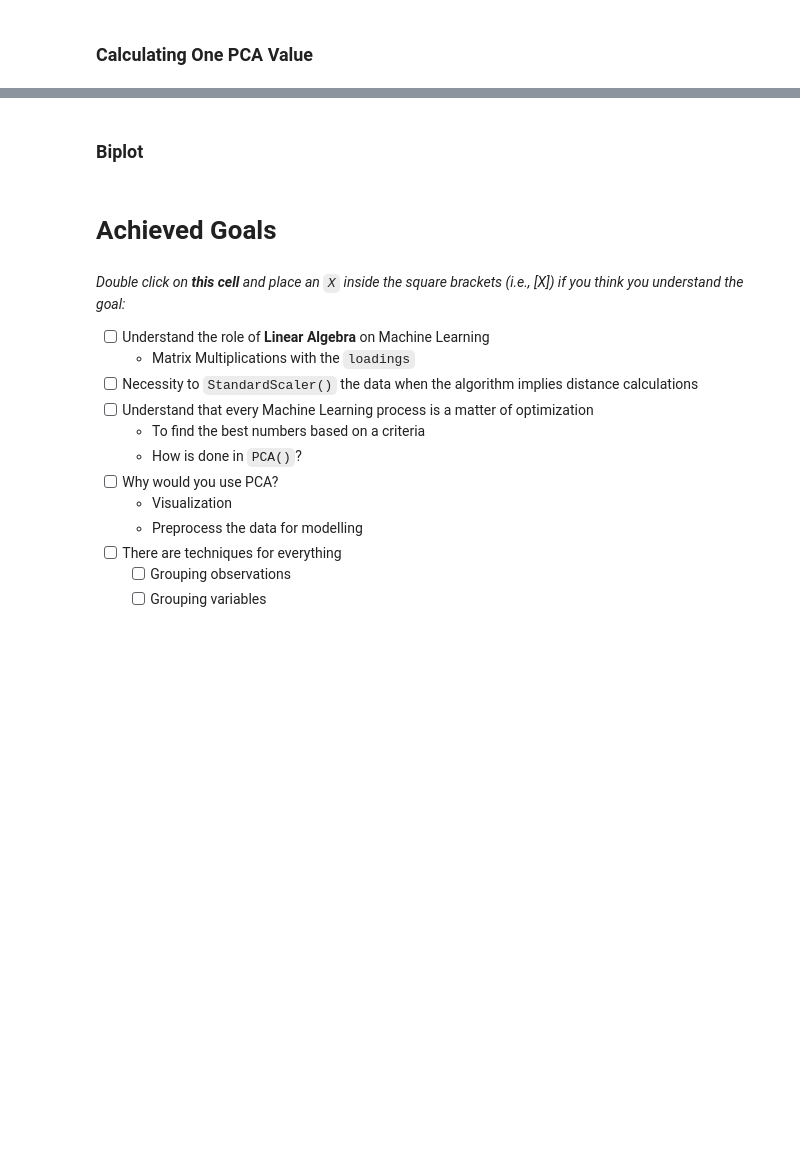
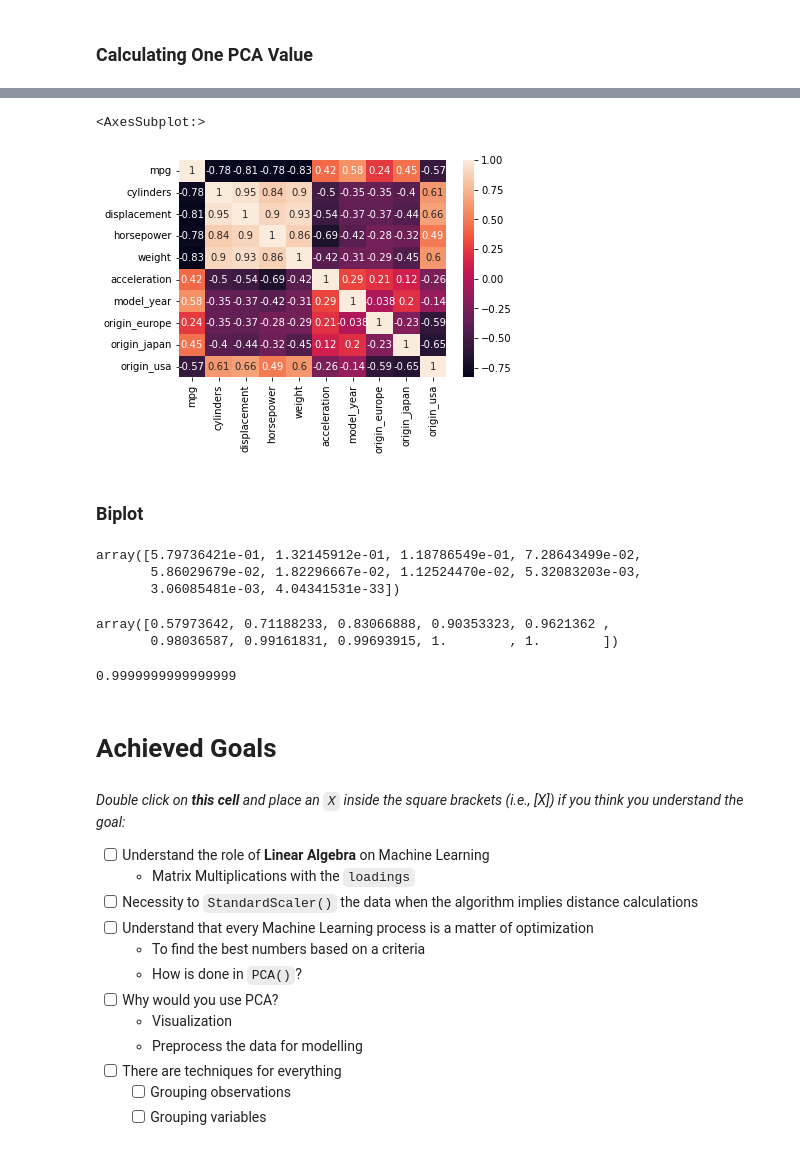
Before and after one commit to apoboldon/machine-learning-program, a Jupyter notebook: #10. Componentes Principales (PCA)/06practice_componentes_componentes_componentes-principales-(.ipynb, the cells around one changed output, grey strips where cells are left out. Cells and saved outputs as stored; diff of their text form; code cells hidden in the pictures; blank space fills up the shorter version.

```diff
--- a/#10. Componentes Principales (PCA)/06practice_componentes_componentes_componentes-principales-(.ipynb
+++ b/#10. Componentes Principales (PCA)/06practice_componentes_componentes_componentes-principales-(.ipynb
@@ -51,0 +74,2 @@ df.sample(10)
+# %%
+scaler.fit(df)
@@ -68,5 +159,3 @@ df.sample(10)
 # %% [markdown]
 > - Add a **new column**
 > - That **contains the `cluster` prediction** for every USA State
-# %%
-df['cluster'] = ?
@@ -97,3 +201,6 @@ df['cluster'] = ?
 > 1. Original Data `df`
 > 2. Normalized Data `dfnorm`
 > 3. Principal Components Data `dfpca` (now)
+# %%
+from sklearn.decomposition import PCA
+pca=PCA()
@@ -112,5 +415,25 @@ df['cluster'] = ?
+# %%
+sns.heatmap(df.corr(), annot=True)
+# %% [output]
+<AxesSubplot:>
+[figure, added]
 # %% [markdown]
 ### Biplot
+# %%
+pca.explained_variance_ratio_
+# %% [output]
+array([5.79736421e-01, 1.32145912e-01, 1.18786549e-01, 7.28643499e-02,
+       5.86029679e-02, 1.82296667e-02, 1.12524470e-02, 5.32083203e-03,
+       3.06085481e-03, 4.04341531e-33])
+# %%
+pca.explained_variance_ratio_.cumsum()
+# %% [output]
+array([0.57973642, 0.71188233, 0.83066888, 0.90353323, 0.9621362 ,
+       0.98036587, 0.99161831, 0.99693915, 1.        , 1.        ])
+# %%
+pca.explained_variance_ratio_.sum()
+# %% [output]
+0.9999999999999999
 # %% [markdown]
 # Achieved Goals
 # %% [markdown]
```
Also changed, not shown: parts of 32 cells of this notebook.
